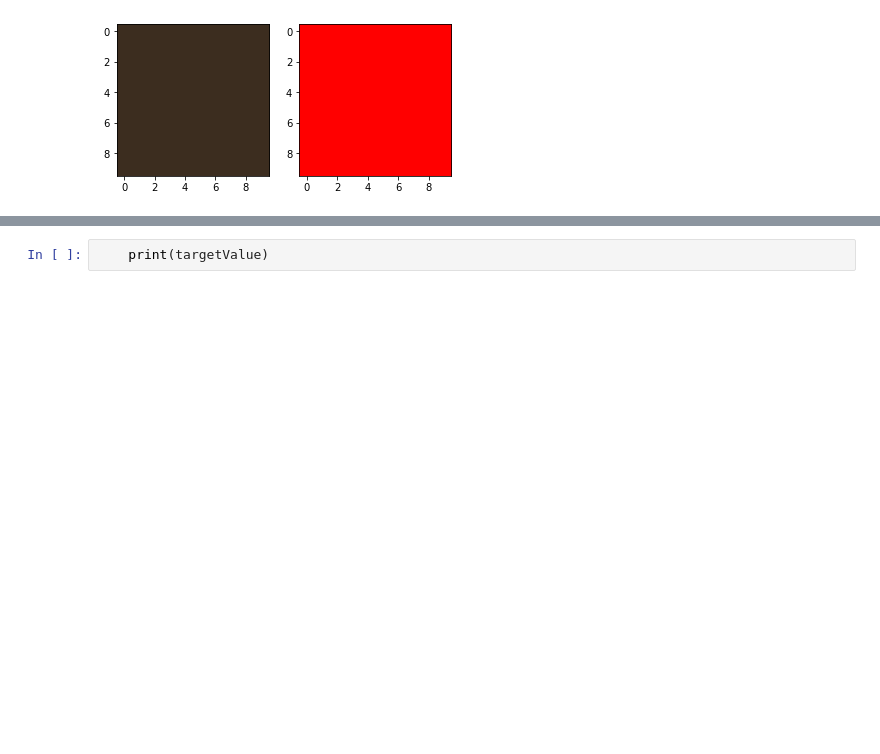
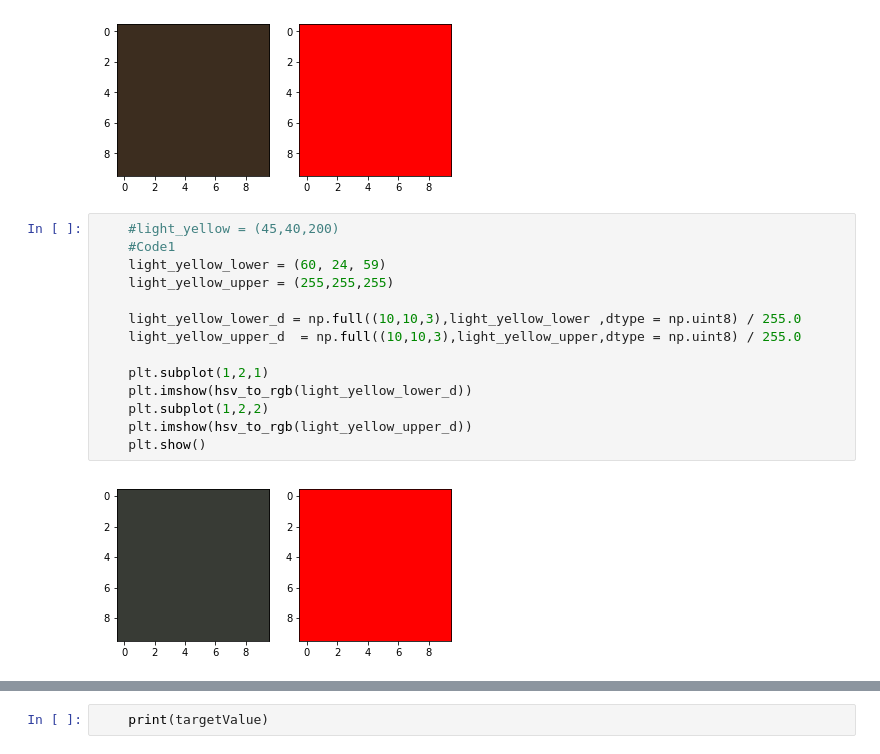
Before and after one commit to swedwi/Urine-Analysis, a Jupyter notebook: Color Correction - Urine.ipynb, the cells around one changed output, grey strips where cells are left out. Drawn from its saved outputs; the diff is of its cells as text; blank space fills up the shorter version.

```diff
--- a/Color Correction - Urine.ipynb
+++ b/Color Correction - Urine.ipynb
@@ -302,4 +386,20 @@ if __name__ == "__main__":
     plt.show()
 # %% [output]
 [figure]
+# %%
+    #light_yellow = (45,40,200)
+    #Code1
+    light_yellow_lower = (60, 24, 59)
+    light_yellow_upper = (255,255,255)
+
+    light_yellow_lower_d = np.full((10,10,3),light_yellow_lower ,dtype = np.uint8) / 255.0
+    light_yellow_upper_d  = np.full((10,10,3),light_yellow_upper,dtype = np.uint8) / 255.0
+
+    plt.subplot(1,2,1)
+    plt.imshow(hsv_to_rgb(light_yellow_lower_d))
+    plt.subplot(1,2,2)
+    plt.imshow(hsv_to_rgb(light_yellow_upper_d))
+    plt.show()
+# %% [output]
+[figure, added]
 # %%
```
Also changed, not shown: parts of 10 cells of this notebook, 8 other files.
